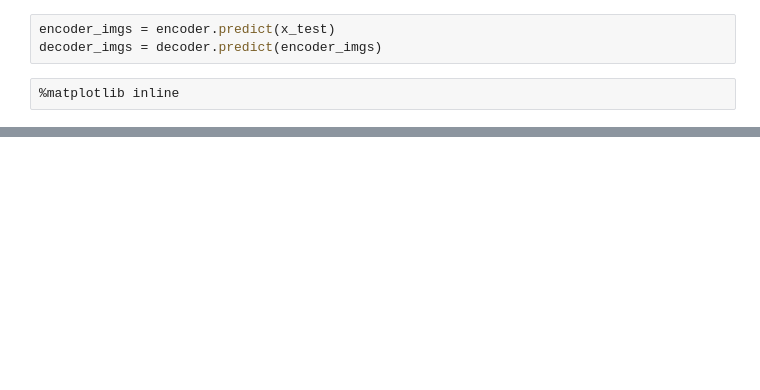
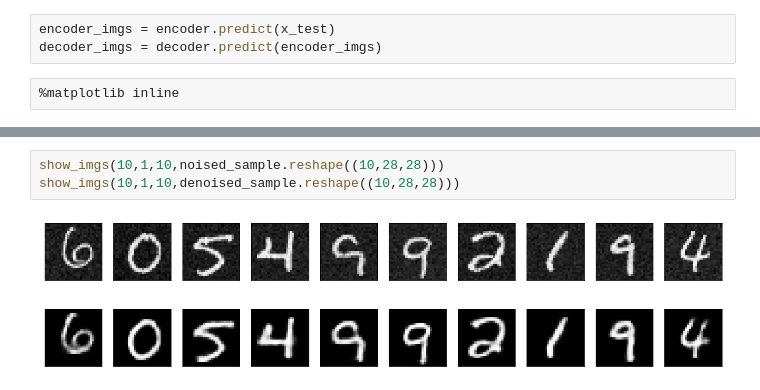
Before and after one commit to vinodreddyg/autoencoders, a Jupyter notebook: Denoising Autoencoder for MNIST.ipynb, the cells around one changed output, grey strips where cells are left out. Saved outputs shown, nothing was run; the diff lists cells and outputs as text; blank space fills up the shorter version.

```diff
--- a/Denoising Autoencoder for MNIST.ipynb
+++ b/Denoising Autoencoder for MNIST.ipynb
@@ -104,0 +115,6 @@ plt.show()
+# %%
+show_imgs(10,1,10,noised_sample.reshape((10,28,28)))
+show_imgs(10,1,10,denoised_sample.reshape((10,28,28)))
+# %% [output]
+[figure, added]
+[figure, added]
```
Also changed, not shown: parts of 11 cells of this notebook, 1 other file.
